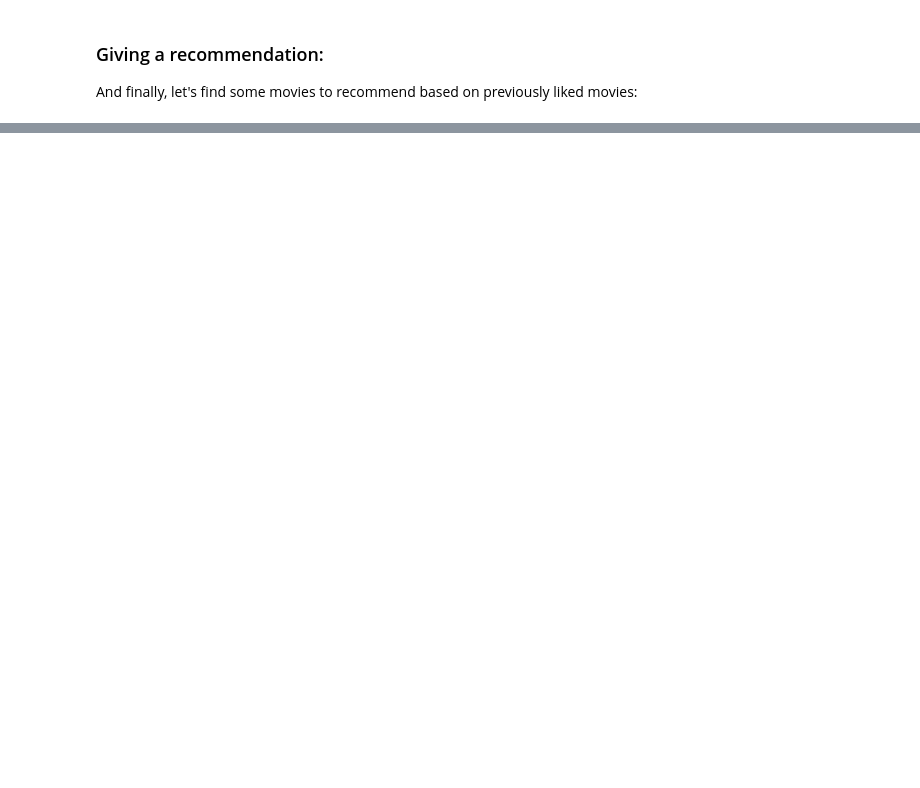
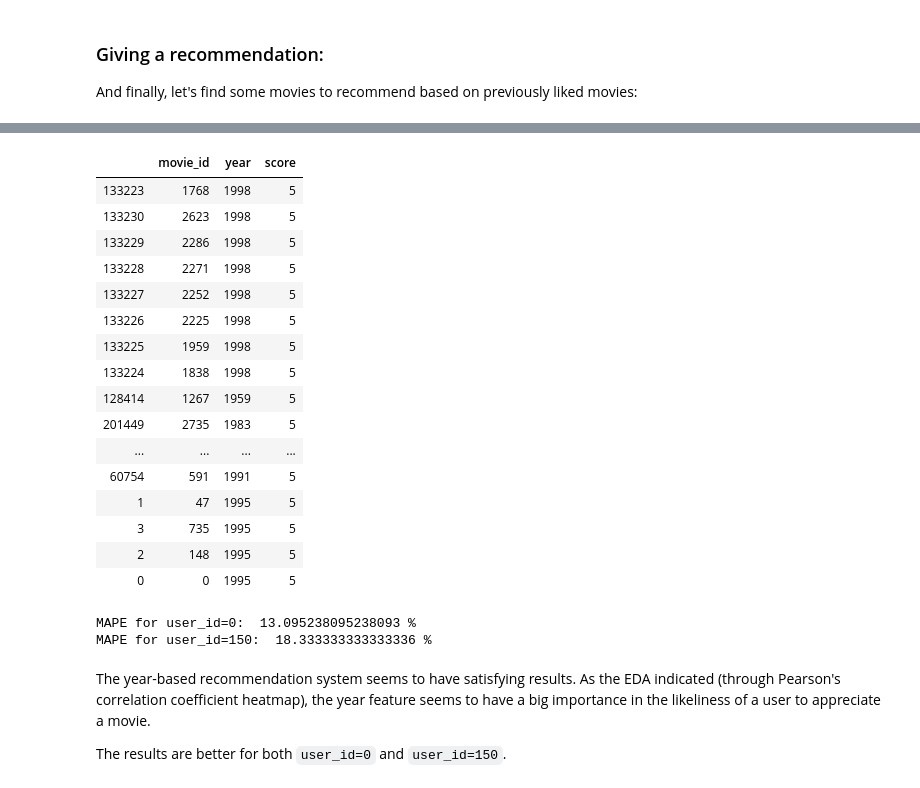
Before and after one commit to vprocure/mle-2020, a Jupyter notebook: project_internship_mle.ipynb, the cells around one changed output, grey strips where cells are left out. Drawn from its saved outputs; the diff is of its cells as text; code cells hidden in the pictures; blank space fills up the shorter version.

```diff
--- a/project_internship_mle.ipynb
+++ b/project_internship_mle.ipynb
@@ -574,0 +819,25 @@ Additionaly a number we could think of some features to add, for example, what a
+# %%
+def ScalingScore(x): #to scale the score from the [0,1] interval to the {1,2,3,4,5} rating set
+    x=(x*4)+1
+    if x<1.5:
+        x=1
+    elif x<2.5:
+        x=2
+    elif x<3.5:
+        x=3
+    elif x<4.5:
+        x=4
+    else:
+        x=5
+    return x
+
+def GetYearBasedRecommendations(df,user_id,nb_diff_score=None):
+    year_scores=GetYearScores(df,user_id,nb_diff_score).loc[:,['year','score']]
+    df = df.merge(year_scores,on='year')
+    movies_watched = df.loc[df['user_id']==user_id].loc[:,'movie_id']
+    recommendations = df.loc[(~df['movie_id'].isin(movies_watched))].loc[:,['movie_id','year','score']].sort_values(by='score',ascending=False).drop_duplicates()
+    recommendations.loc[:,'score']=recommendations.loc[:,'score'].apply(ScalingScore)
+    return recommendations
+
+year_based_recomm=GetYearBasedRecommendations(df,0,4)
+year_based_recomm
@@ -574,0 +858,50 @@ Additionaly a number we could think of some features to add, for example, what a
+# %%
+def GetYearBasedRecommendations_evaluation(df,user_id,nb_diff_score=None):
+    year_scores=GetYearScores(df,user_id,nb_diff_score).loc[:,['year','score']]
+    df = df.merge(year_scores,on='year')
+    movies_watched = df.loc[df['user_id']==user_id].loc[:,'movie_id']
+    recommendations = df.loc[(df['movie_id'].isin(movies_watched))&(df['user_id']==user_id)].loc[:,['movie_id','year','score']].sort_values(by='score',ascending=False)
+    recommendations.loc[:,'score']=recommendations.loc[:,'score'].apply(ScalingScore)
+    return recommendations
+
+year_based_recomm_eval=GetYearBasedRecommendations_evaluation(df,0,3)
+year_based_recomm_eval
+# %% [output]
+|  | movie_id | year | score |
+| 133223 | 1768 | 1998 | 5 |
+| 133230 | 2623 | 1998 | 5 |
+| 133229 | 2286 | 1998 | 5 |
+| 133228 | 2271 | 1998 | 5 |
+| 133227 | 2252 | 1998 | 5 |
+| 133226 | 2225 | 1998 | 5 |
+| 133225 | 1959 | 1998 | 5 |
+| 133224 | 1838 | 1998 | 5 |
+| 128414 | 1267 | 1959 | 5 |
+| 201449 | 2735 | 1983 | 5 |
+| ... | ... | ... | ... |
+| 60754 | 591 | 1991 | 5 |
+| 1 | 47 | 1995 | 5 |
+| 3 | 735 | 1995 | 5 |
+| 2 | 148 | 1995 | 5 |
+| 0 | 0 | 1995 | 5 |
+# %%
+def MAPE_YearBased(df,user_id):
+    mape=0
+    year_based_recomm_eval=GetYearBasedRecommendations_evaluation(df,user_id,3)
+    for movie_id in year_based_recomm_eval.loc[:,'movie_id']:
+        actual_rating=df.loc[(df['movie_id']==movie_id)&(df['user_id']==user_id)].loc[:,'rating'].values[0]
+        forecasted_rating=year_based_recomm_eval.loc[year_based_recomm_eval['movie_id']==movie_id].loc[:,'score'].values[0]
+        mape+=abs(actual_rating-forecasted_rating)/actual_rating
+
+    mape/=year_based_recomm_eval.shape[0]
+    return mape
+
+print('MAPE for user_id=0: ',str(MAPE_YearBased(df,0)*100),'%')
+print('MAPE for user_id=150: ',str(MAPE_YearBased(df,150)*100),'%')
+# %% [output]
+MAPE for user_id=0:  13.095238095238093 %
+MAPE for user_id=150:  18.333333333333336 %
+# %% [markdown]
+The year-based recommendation system seems to have satisfying results. As the EDA indicated (through Pearson's correlation coefficient heatmap), the year feature seems to have a big importance in the likeliness of a user to appreciate a movie.
+
+The results are better for both `user_id=0` and `user_id=150`.
```
Also changed, not shown: parts of 30 cells of this notebook, 3 other files.
